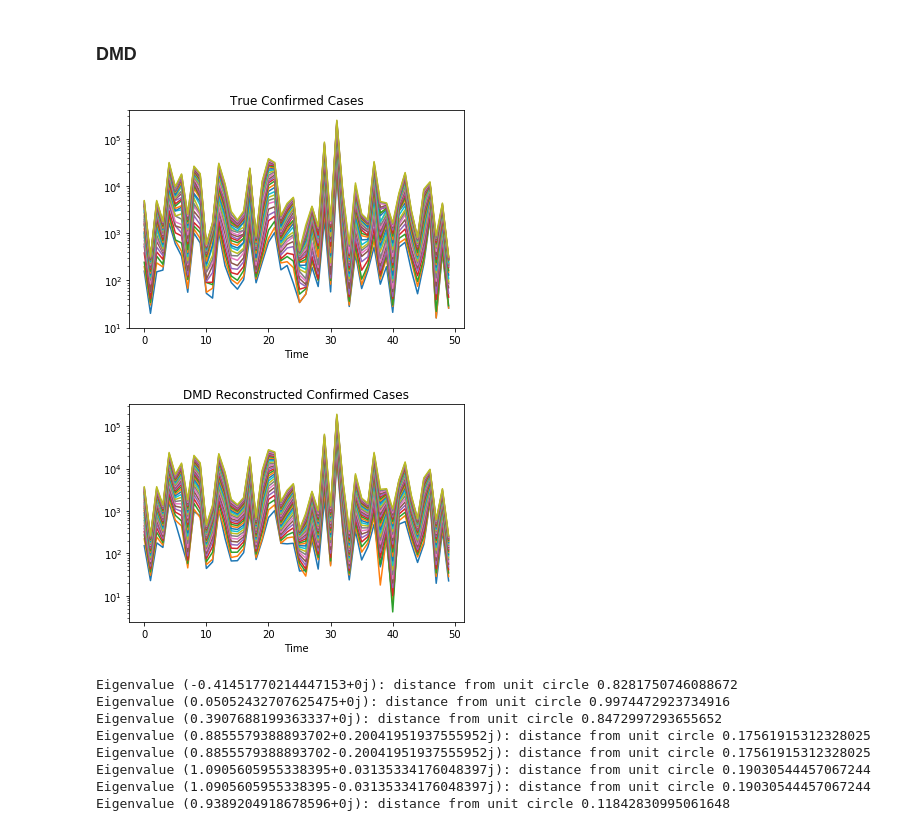
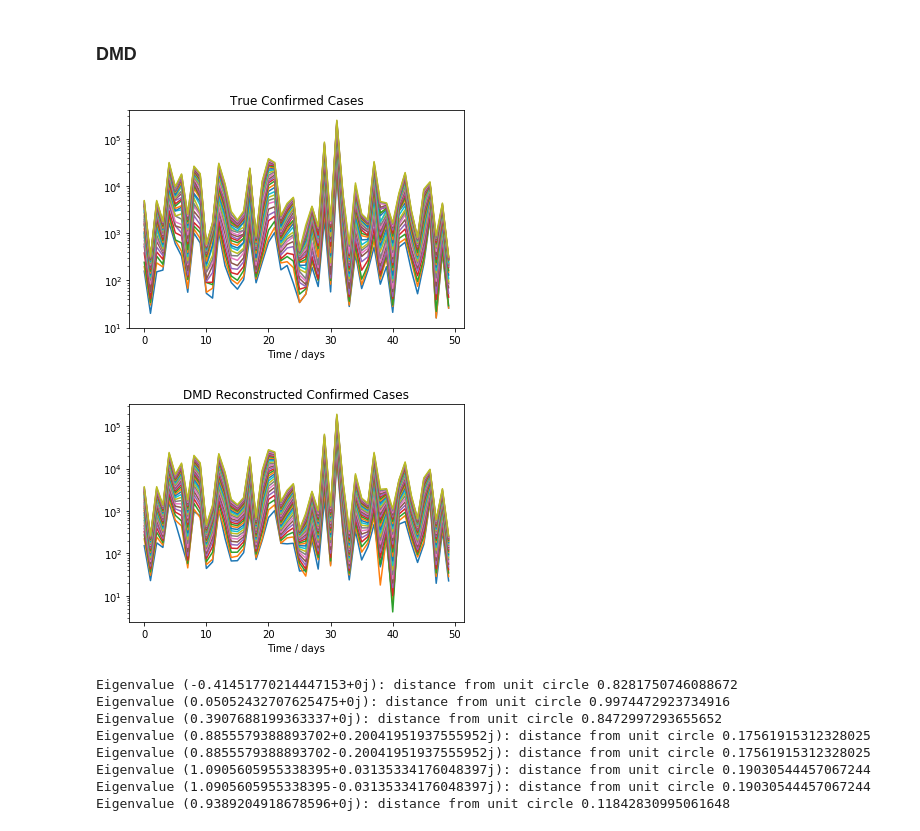
Before and after one commit to JuliaBriden/coronavirus-dmdc, a Jupyter notebook: US State Data.ipynb, the cells around one changed output. Saved outputs shown, nothing was run; the diff lists cells and outputs as text; code cells hidden in the pictures.

```diff
--- a/US State Data.ipynb
+++ b/US State Data.ipynb
@@ -212,23 +212,23 @@ array([[ 157,  196,  242, ..., 4571, 4712, 4888],
 # %%
 dmd = DMD()
 dmd.fit(scaledData) # transpose so snapshots (state data) are arranged by column
 
 # plot true data
 plt.title('True Confirmed Cases')
 plt.plot(scaledData)
-plt.xlabel('Time')
+plt.xlabel('Time / days')
 plt.yscale('log')
 plt.show()
 
 # plot dmd reconstructed data
 plt.title('DMD Reconstructed Confirmed Cases')
 plt.plot(abs(dmd.reconstructed_data.real))
-plt.xlabel('Time')
+plt.xlabel('Time / days')
 plt.yscale('log')
 plt.show()
 # %% [output]
-[figure, old version]
+[figure, new version]
-[figure, old version]
+[figure, new version]
 # %%
 # eigenvalues of low dim operator
 
```
Also changed, not shown: parts of 3 cells of this notebook.
